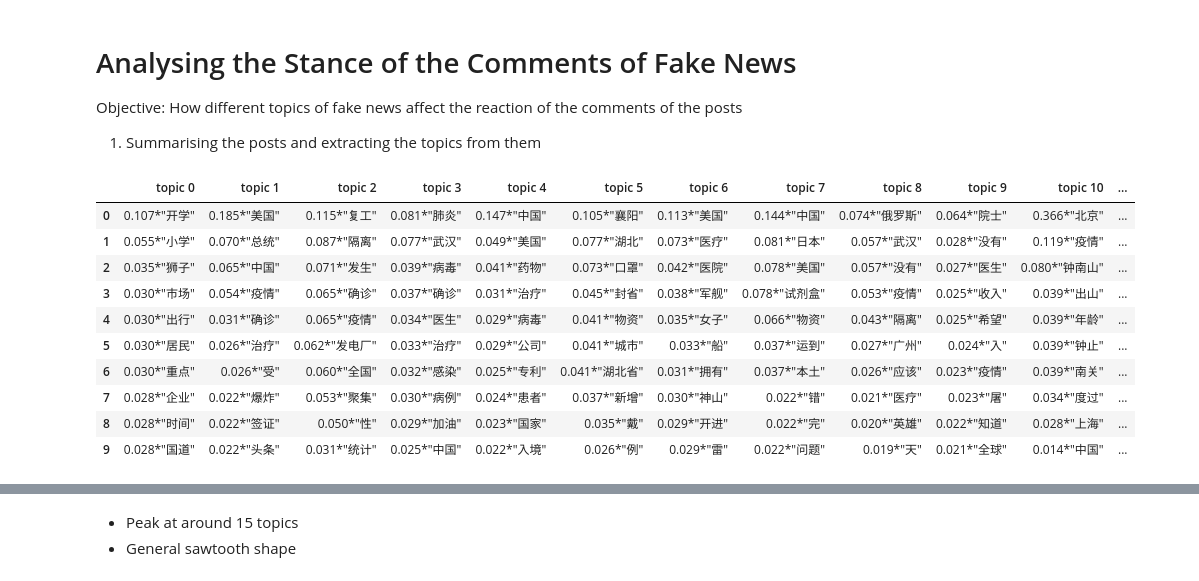
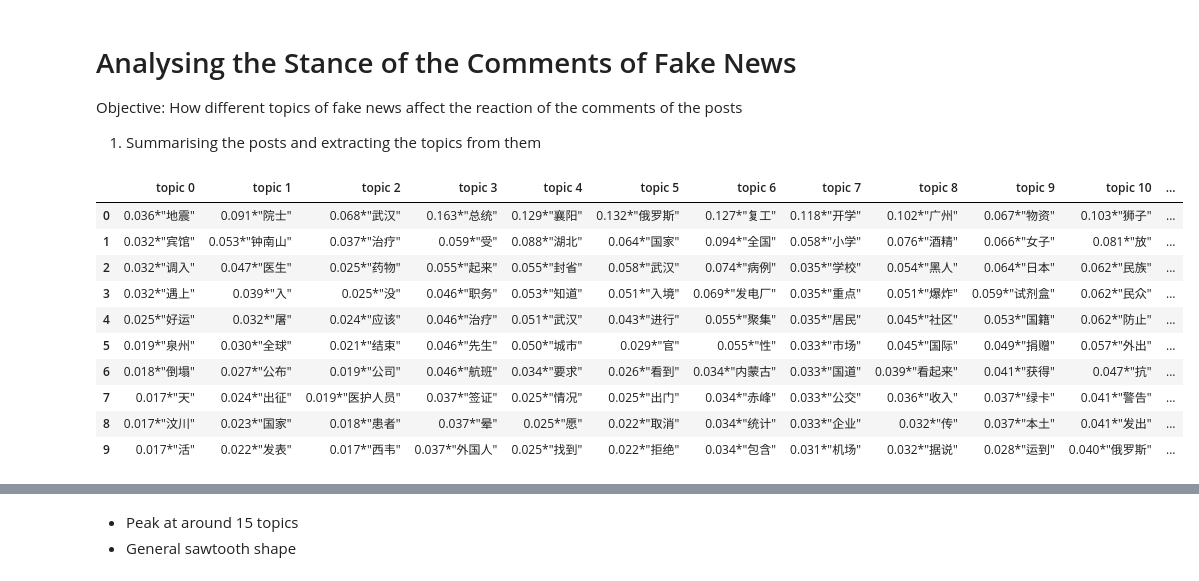
Before and after one commit to Pandacoocoo/Fake_News, a Jupyter notebook: fake_news.ipynb, the cells around one changed output, grey strips where cells are left out. Saved outputs shown, nothing was run; the diff lists cells and outputs as text; code cells hidden in the pictures.

```diff
--- a/fake_news.ipynb
+++ b/fake_news.ipynb
@@ -357,28 +357,28 @@ for index, row in comments.iterrows():
 # %%
 import gensim
 from gensim.utils import simple_preprocess
 
 dictionary = gensim.corpora.Dictionary(cleaned_posts)
-dictionary.filter_extremes(no_above=0.5)
+dictionary.filter_extremes(no_above=0.1)
 
 # Create the corpus for the dictionary
 bow_corpus = [dictionary.doc2bow(doc) for doc in cleaned_posts]
 lda_model = gensim.models.LdaMulticore(bow_corpus, num_topics=15, id2word=dictionary, passes=100)
 topic_dic = dict()
 for idx, topic in lda_model.print_topics(-1):
     topic_dic['topic {}'.format(idx)] = topic.split('+')
 pd.DataFrame(topic_dic)
 
 # Code adapted from Chuanrong Li (https://github.com/Lichuanro/Chinese-NLP-Hands-On-Practice/blob/master/LDA/LDA.ipynb)
 # %% [output]
 |  | topic 0 | topic 1 | topic 2 | topic 3 | topic 4 | topic 5 | topic 6 | topic 7 | topic 8 | topic 9 | topic 10 | ... |
-| 0 | 0.107*"开学" | 0.185*"美国" | 0.115*"复工" | 0.081*"肺炎" | 0.147*"中国" | 0.105*"襄阳" | 0.113*"美国" | 0.144*"中国" | 0.074*"俄罗斯" | 0.064*"院士" | 0.366*"北京" | ... |
-| 1 | 0.055*"小学" | 0.070*"总统" | 0.087*"隔离" | 0.077*"武汉" | 0.049*"美国" | 0.077*"湖北" | 0.073*"医疗" | 0.081*"日本" | 0.057*"武汉" | 0.028*"没有" | 0.119*"疫情" | ... |
-| 2 | 0.035*"狮子" | 0.065*"中国" | 0.071*"发生" | 0.039*"病毒" | 0.041*"药物" | 0.073*"口罩" | 0.042*"医院" | 0.078*"美国" | 0.057*"没有" | 0.027*"医生" | 0.080*"钟南山" | ... |
-| 3 | 0.030*"市场" | 0.054*"疫情" | 0.065*"确诊" | 0.037*"确诊" | 0.031*"治疗" | 0.045*"封省" | 0.038*"军舰" | 0.078*"试剂盒" | 0.053*"疫情" | 0.025*"收入" | 0.039*"出山" | ... |
-| 4 | 0.030*"出行" | 0.031*"确诊" | 0.065*"疫情" | 0.034*"医生" | 0.029*"病毒" | 0.041*"物资" | 0.035*"女子" | 0.066*"物资" | 0.043*"隔离" | 0.025*"希望" | 0.039*"年龄" | ... |
-| 5 | 0.030*"居民" | 0.026*"治疗" | 0.062*"发电厂" | 0.033*"治疗" | 0.029*"公司" | 0.041*"城市" | 0.033*"船" | 0.037*"运到" | 0.027*"广州" | 0.024*"入" | 0.039*"钟止" | ... |
-| 6 | 0.030*"重点" | 0.026*"受" | 0.060*"全国" | 0.032*"感染" | 0.025*"专利" | 0.041*"湖北省" | 0.031*"拥有" | 0.037*"本土" | 0.026*"应该" | 0.023*"疫情" | 0.039*"南关" | ... |
-| 7 | 0.028*"企业" | 0.022*"爆炸" | 0.053*"聚集" | 0.030*"病例" | 0.024*"患者" | 0.037*"新增" | 0.030*"神山" | 0.022*"错" | 0.021*"医疗" | 0.023*"屠" | 0.034*"度过" | ... |
-| 8 | 0.028*"时间" | 0.022*"签证" | 0.050*"性" | 0.029*"加油" | 0.023*"国家" | 0.035*"戴" | 0.029*"开进" | 0.022*"完" | 0.020*"英雄" | 0.022*"知道" | 0.028*"上海" | ... |
-| 9 | 0.028*"国道" | 0.022*"头条" | 0.031*"统计" | 0.025*"中国" | 0.022*"入境" | 0.026*"例" | 0.029*"雷" | 0.022*"问题" | 0.019*"天" | 0.021*"全球" | 0.014*"中国" | ... |
+| 0 | 0.036*"地震" | 0.091*"院士" | 0.068*"武汉" | 0.163*"总统" | 0.129*"襄阳" | 0.132*"俄罗斯" | 0.127*"复工" | 0.118*"开学" | 0.102*"广州" | 0.067*"物资" | 0.103*"狮子" | ... |
+| 1 | 0.032*"宾馆" | 0.053*"钟南山" | 0.037*"治疗" | 0.059*"受" | 0.088*"湖北" | 0.064*"国家" | 0.094*"全国" | 0.058*"小学" | 0.076*"酒精" | 0.066*"女子" | 0.081*"放" | ... |
+| 2 | 0.032*"调入" | 0.047*"医生" | 0.025*"药物" | 0.055*"起来" | 0.055*"封省" | 0.058*"武汉" | 0.074*"病例" | 0.035*"学校" | 0.054*"黑人" | 0.064*"日本" | 0.062*"民族" | ... |
+| 3 | 0.032*"遇上" | 0.039*"入" | 0.025*"没" | 0.046*"职务" | 0.053*"知道" | 0.051*"入境" | 0.069*"发电厂" | 0.035*"重点" | 0.051*"爆炸" | 0.059*"试剂盒" | 0.062*"民众" | ... |
+| 4 | 0.025*"好运" | 0.032*"屠" | 0.024*"应该" | 0.046*"治疗" | 0.051*"武汉" | 0.043*"进行" | 0.055*"聚集" | 0.035*"居民" | 0.045*"社区" | 0.053*"国籍" | 0.062*"防止" | ... |
+| 5 | 0.019*"泉州" | 0.030*"全球" | 0.021*"结束" | 0.046*"先生" | 0.050*"城市" | 0.029*"官" | 0.055*"性" | 0.033*"市场" | 0.045*"国际" | 0.049*"捐赠" | 0.057*"外出" | ... |
+| 6 | 0.018*"倒塌" | 0.027*"公布" | 0.019*"公司" | 0.046*"航班" | 0.034*"要求" | 0.026*"看到" | 0.034*"内蒙古" | 0.033*"国道" | 0.039*"看起来" | 0.041*"获得" | 0.047*"抗" | ... |
+| 7 | 0.017*"天" | 0.024*"出征" | 0.019*"医护人员" | 0.037*"签证" | 0.025*"情况" | 0.025*"出门" | 0.034*"赤峰" | 0.033*"公交" | 0.036*"收入" | 0.037*"绿卡" | 0.041*"警告" | ... |
+| 8 | 0.017*"汶川" | 0.023*"国家" | 0.018*"患者" | 0.037*"晕" | 0.025*"愿" | 0.022*"取消" | 0.034*"统计" | 0.033*"企业" | 0.032*"传" | 0.037*"本土" | 0.041*"发出" | ... |
+| 9 | 0.017*"活" | 0.022*"发表" | 0.017*"西韦" | 0.037*"外国人" | 0.025*"找到" | 0.022*"拒绝" | 0.034*"包含" | 0.031*"机场" | 0.032*"据说" | 0.028*"运到" | 0.040*"俄罗斯" | ... |
```
Also changed, not shown: parts of 6 cells of this notebook.
